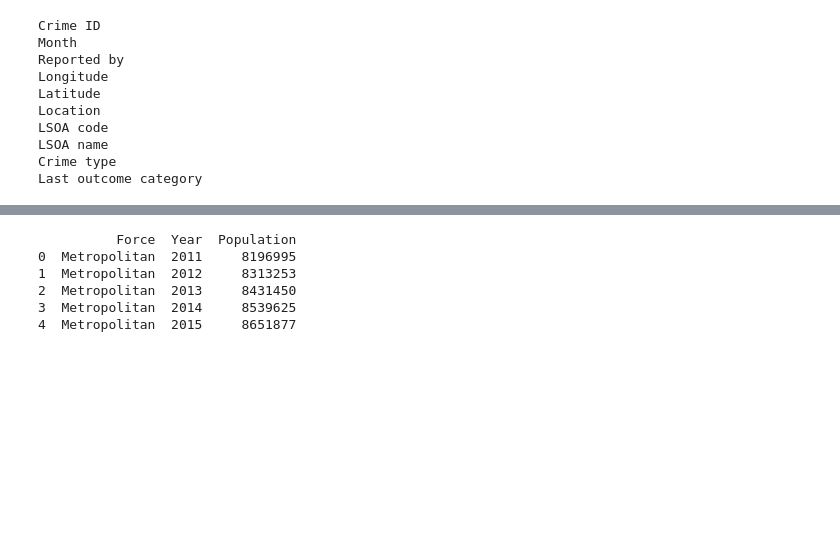
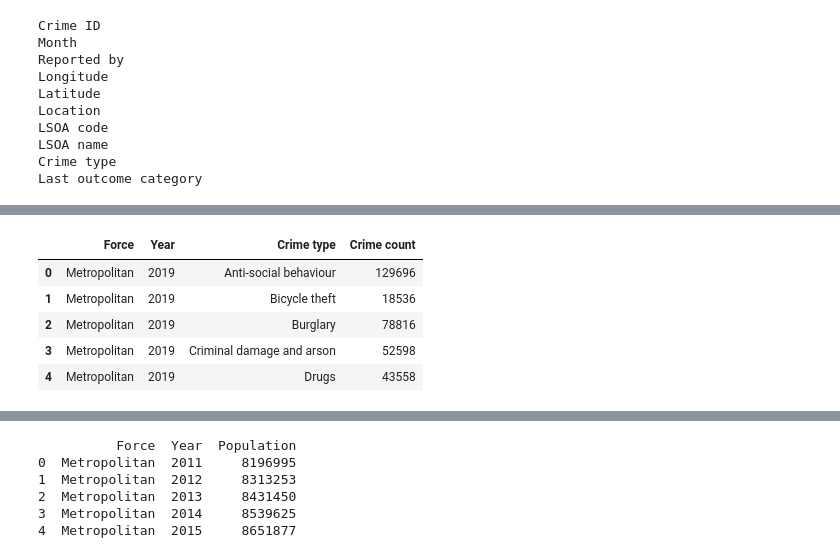
Before and after one commit to noahboiiii/Rockborne-Week-6-Project---Crime-Data-Pipeline-Reporting-Dataset, a Jupyter notebook: newPreprocessing.ipynb, the cells around one changed output, grey strips where cells are left out. Cells and saved outputs as stored; diff of their text form; code cells hidden in the pictures; blank space fills up the shorter version.

```diff
--- a/newPreprocessing.ipynb
+++ b/newPreprocessing.ipynb
@@ -144,3 +222,13 @@ masterDf['Year'] = masterDf['MonthDateTime'].dt.year
+# %%
+crimeAggregation = masterDf.groupby(['Force', 'Year', 'Crime type']).size().reset_index(name='Crime count')
+crimeAggregation.head()
+# %% [output]
+|  | Force | Year | Crime type | Crime count |
+| 0 | Metropolitan | 2019 | Anti-social behaviour | 129696 |
+| 1 | Metropolitan | 2019 | Bicycle theft | 18536 |
+| 2 | Metropolitan | 2019 | Burglary | 78816 |
+| 3 | Metropolitan | 2019 | Criminal damage and arson | 52598 |
+| 4 | Metropolitan | 2019 | Drugs | 43558 |
 # %%
 xls = pd.ExcelFile('policeforceareas1991to2024.xlsx')
 pop_11_20 = pd.read_excel(xls, 'Mid-2011 to Mid-2020', skiprows=3)
```
Also changed, not shown: parts of 7 cells of this notebook.
